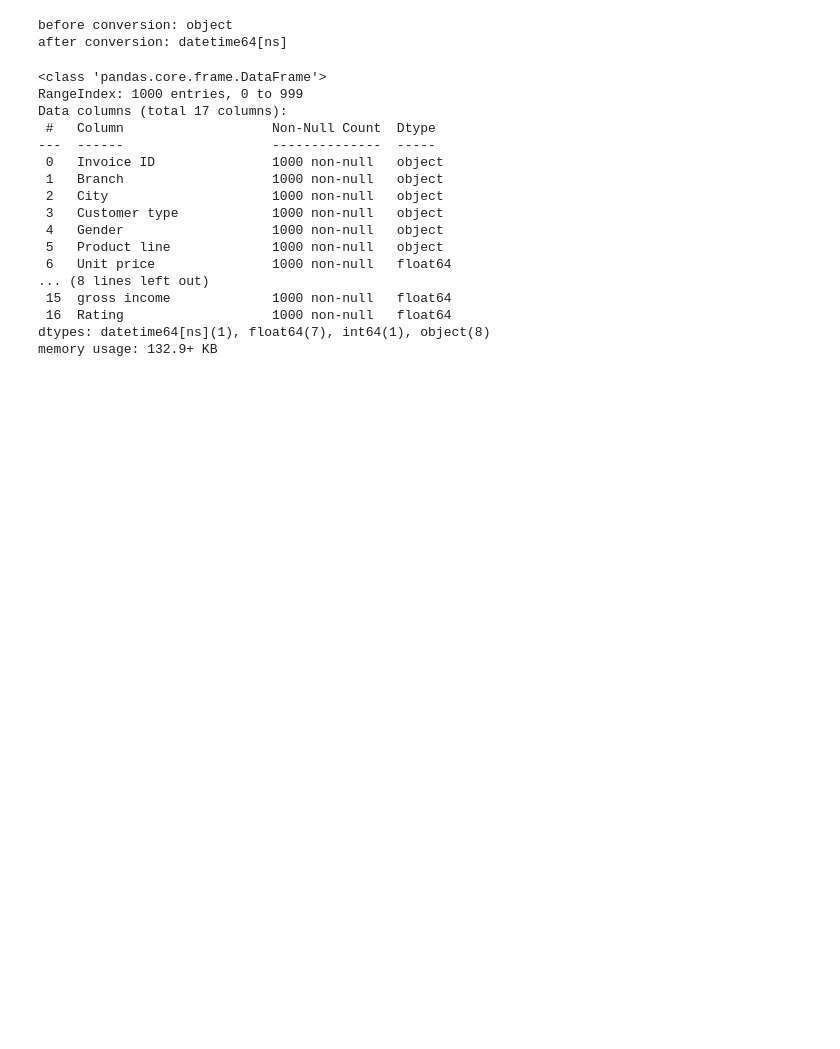
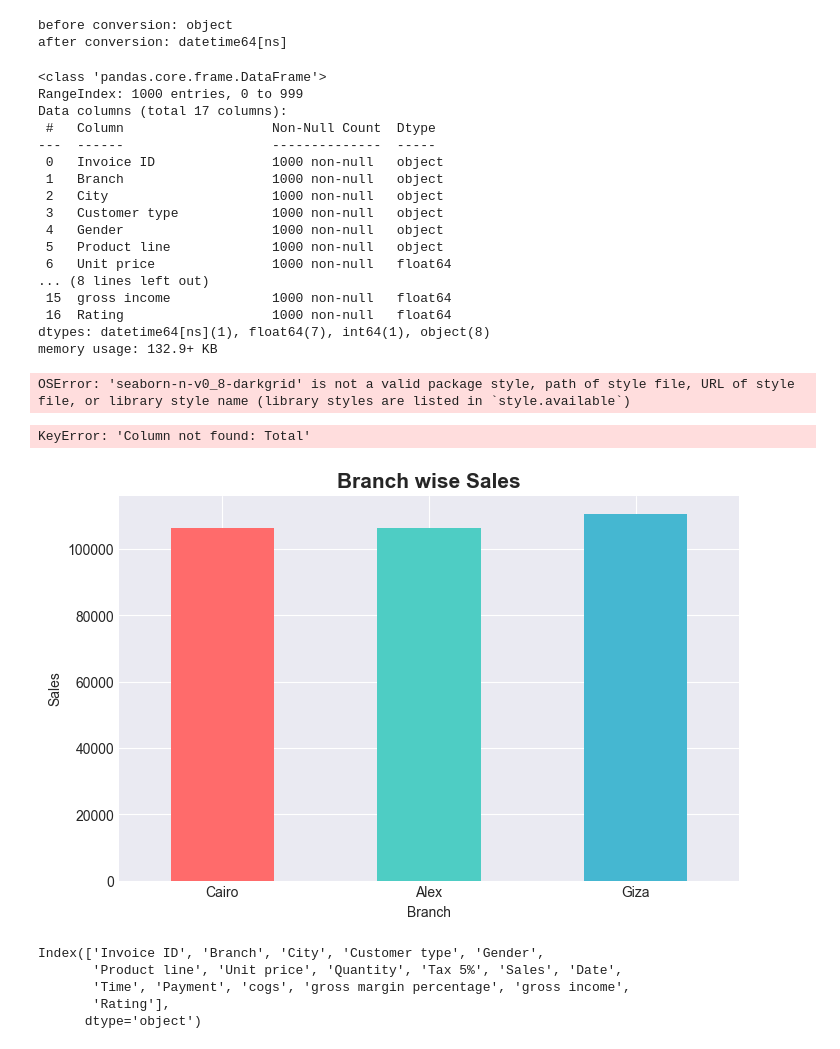
Before and after one commit to khansaquib765-crypto/OIBSIB1, a Jupyter notebook: TASK 1_EDA_RETAIL/saquib khan_task1.ipynb, the cells around one changed output. Saved outputs shown, nothing was run; the diff lists cells and outputs as text; code cells hidden in the pictures; blank space fills up the shorter version.

Commit message:
Day 4: Add retail sales analysis notebook

```diff
--- a/TASK 1_EDA_RETAIL/saquib khan_task1.ipynb
+++ b/TASK 1_EDA_RETAIL/saquib khan_task1.ipynb
@@ -131,3 +131,45 @@ Data columns (total 17 columns):
  16  Rating                   1000 non-null   float64
 dtypes: datetime64[ns](1), float64(7), int64(1), object(8)
 memory usage: 132.9+ KB
+# %%
+import matplotlib.pyplot as plt
+import seaborn as sns
+plt.style.use('seaborn-n-v0_8-darkgrid')
+# %% [output]
+OSError: 'seaborn-n-v0_8-darkgrid' is not a valid package style, path of style file, URL of style file, or library style name (library styles are listed in `style.available`)
+# %%
+import matplotlib.pyplot as plt
+import seaborn as sns
+plt.style.use('seaborn-v0_8-darkgrid')
+# %%
+branch_sales=df.groupby('Branch')['Total'].sum().sort_values()
+
+plt.figure(figsize=(8,5))
+branch_sales.plot(kind= 'bar',color=['#FF6B6B','#4ECDC4','#45B7D1'])
+plt.title('Branch wise Total sales',fontsize=15,fontweight='bold')
+plt.xlabel('Branch')
+plt.ylabel('Total sales')
+plt.xticks(rotation=0)
+plt.show()
+# %% [output]
+KeyError: 'Column not found: Total'
+# %%
+branch_sales=df.groupby('Branch')['Sales'].sum().sort_values()
+
+plt.figure(figsize=(8,5))
+branch_sales.plot(kind= 'bar',color=['#FF6B6B','#4ECDC4','#45B7D1'])
+plt.title('Branch wise Sales',fontsize=15,fontweight='bold')
+plt.xlabel('Branch')
+plt.ylabel('Sales')
+plt.xticks(rotation=0)
+plt.show()
+# %% [output]
+[figure, added]
+# %%
+df.columns
+# %% [output]
+Index(['Invoice ID', 'Branch', 'City', 'Customer type', 'Gender',
+       'Product line', 'Unit price', 'Quantity', 'Tax 5%', 'Sales', 'Date',
+       'Time', 'Payment', 'cogs', 'gross margin percentage', 'gross income',
+       'Rating'],
+      dtype='object')
```
Also changed, not shown: parts of 2 cells of this notebook.
